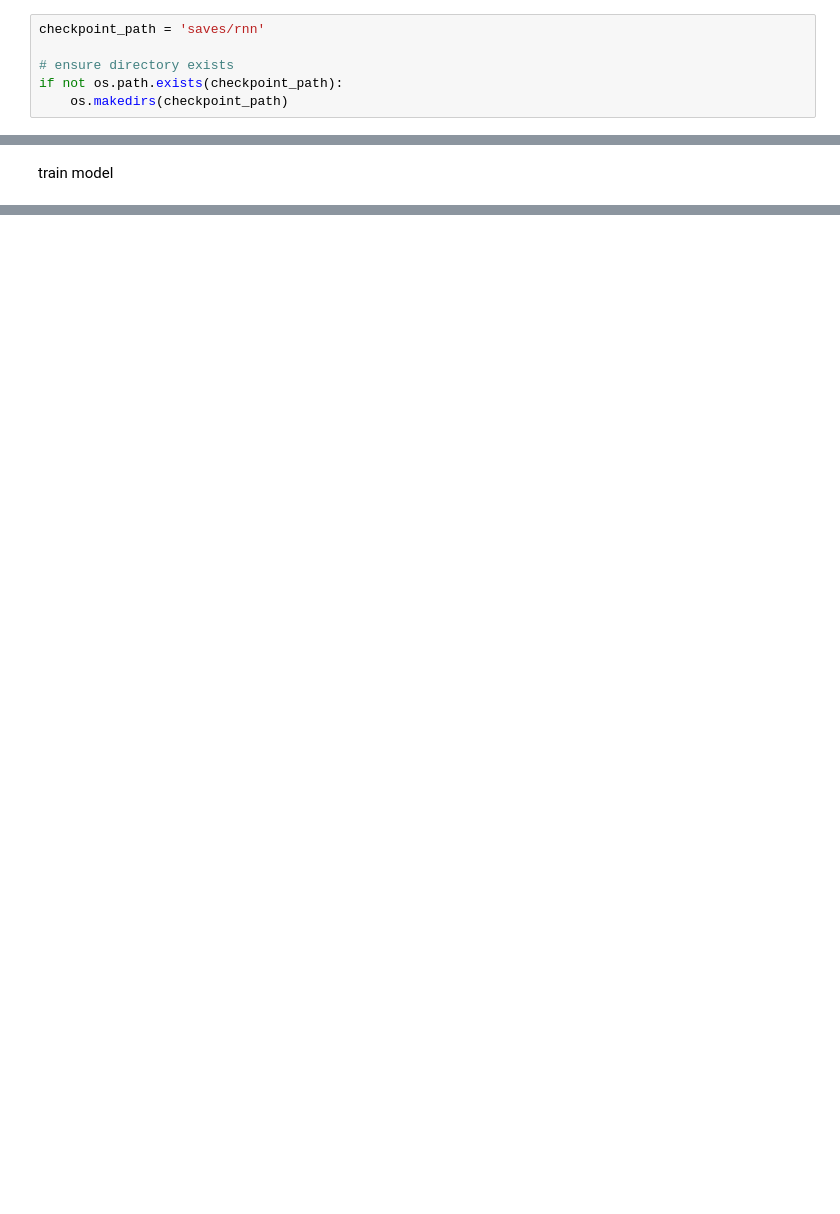
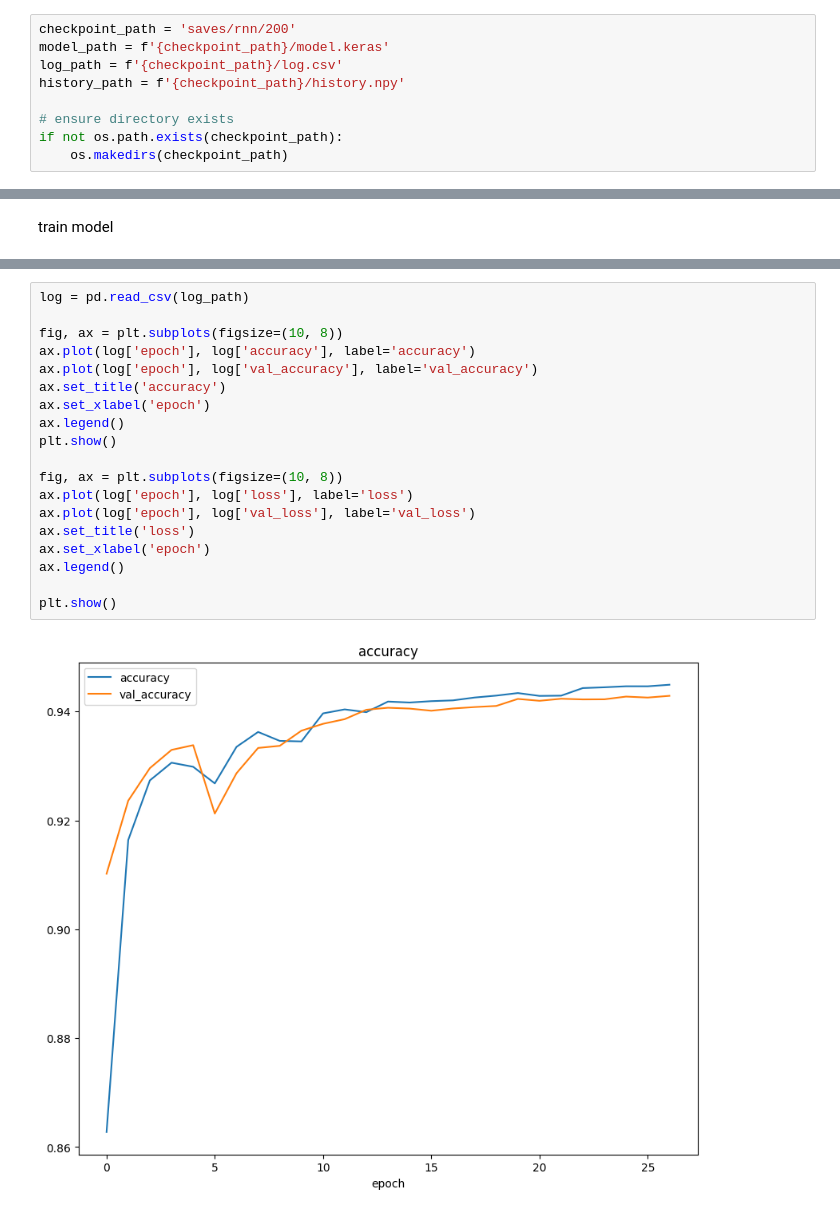
Before and after one commit to JannikRosendahl/bachelor_thesis_models, a Jupyter notebook: rnn.ipynb, the cells around one changed output, grey strips where cells are left out. Saved outputs shown, nothing was run; the diff lists cells and outputs as text; blank space fills up the shorter version.

```diff
--- a/rnn.ipynb
+++ b/rnn.ipynb
@@ -21,5 +23,8 @@ To enable the following instructions: AVX2 AVX512F FMA, in other operations, reb
 # %%
-checkpoint_path = 'saves/rnn'
+checkpoint_path = 'saves/rnn/200'
+model_path = f'{checkpoint_path}/model.keras'
+log_path = f'{checkpoint_path}/log.csv'
+history_path = f'{checkpoint_path}/history.npy'
 
 # ensure directory exists
 if not os.path.exists(checkpoint_path):
@@ -317,0 +330,21 @@ plt.show()
+# %%
+log = pd.read_csv(log_path)
+
+fig, ax = plt.subplots(figsize=(10, 8))
+ax.plot(log['epoch'], log['accuracy'], label='accuracy')
+ax.plot(log['epoch'], log['val_accuracy'], label='val_accuracy')
+ax.set_title('accuracy')
+ax.set_xlabel('epoch')
+ax.legend()
+plt.show()
+
+fig, ax = plt.subplots(figsize=(10, 8))
+ax.plot(log['epoch'], log['loss'], label='loss')
+ax.plot(log['epoch'], log['val_loss'], label='val_loss')
+ax.set_title('loss')
+ax.set_xlabel('epoch')
+ax.legend()
+
+plt.show()
+# %% [output]
+[figure, added]
```
Also changed, not shown: parts of 15 cells of this notebook.
